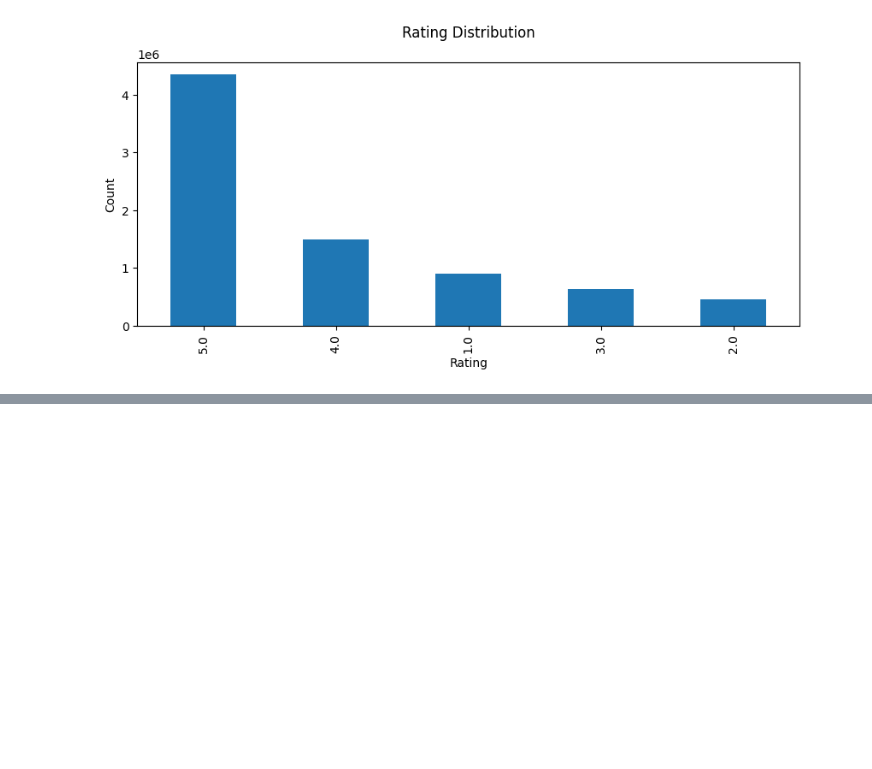
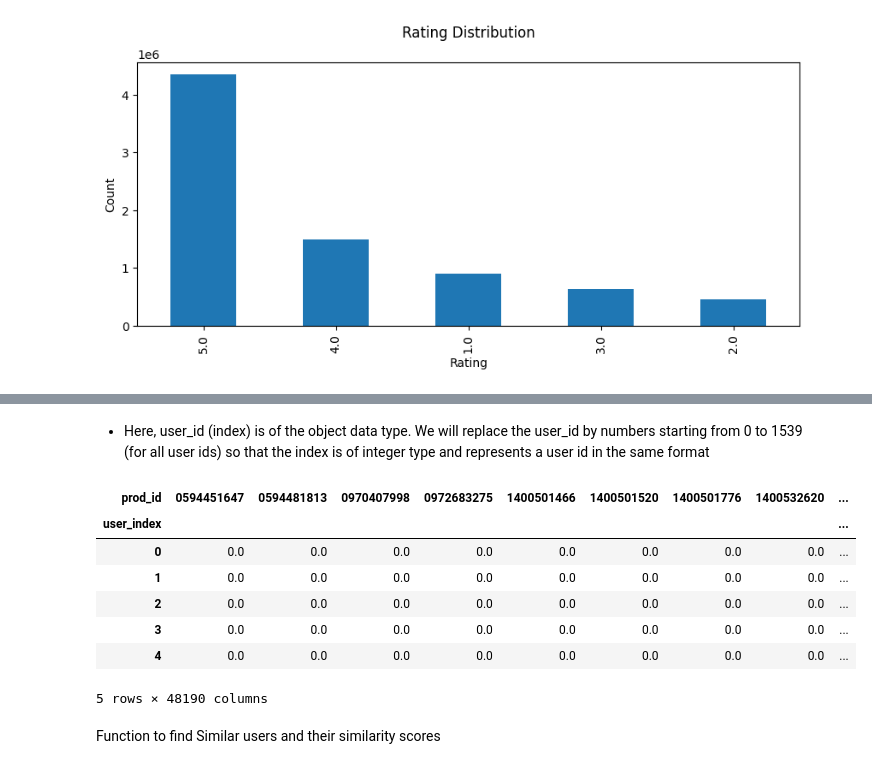
Before and after one commit to CIT-GDSC/data-science-field, a Jupyter notebook: productRecomendationSystem/system.ipynb, the cells around one changed output, grey strips where cells are left out. Saved outputs shown, nothing was run; the diff lists cells and outputs as text; code cells hidden in the pictures; blank space fills up the shorter version.

```diff
--- a/productRecomendationSystem/system.ipynb
+++ b/productRecomendationSystem/system.ipynb
@@ -101,0 +247,20 @@ plt.show()
+# %% [markdown]
+- Here, user_id (index) is of the object data type. We will replace the user_id by numbers starting from 0 to 1539 (for all user ids) so that the index is of integer type and represents a user id in the same format
+# %%
+
+final_ratings_matrix['user_index'] = np.arange(0, final_ratings_matrix.shape[0])
+final_ratings_matrix.set_index(['user_index'], inplace=True)
+
+# Actual ratings given by users
+final_ratings_matrix.head()
+# %% [output]
+| prod_id | 0594451647 | 0594481813 | 0970407998 | 0972683275 | 1400501466 | 1400501520 | 1400501776 | 1400532620 | ... |
+| user_index |  |  |  |  |  |  |  |  | ... |
+| 0 | 0.0 | 0.0 | 0.0 | 0.0 | 0.0 | 0.0 | 0.0 | 0.0 | ... |
+| 1 | 0.0 | 0.0 | 0.0 | 0.0 | 0.0 | 0.0 | 0.0 | 0.0 | ... |
+| 2 | 0.0 | 0.0 | 0.0 | 0.0 | 0.0 | 0.0 | 0.0 | 0.0 | ... |
+| 3 | 0.0 | 0.0 | 0.0 | 0.0 | 0.0 | 0.0 | 0.0 | 0.0 | ... |
+| 4 | 0.0 | 0.0 | 0.0 | 0.0 | 0.0 | 0.0 | 0.0 | 0.0 | ... |
+5 rows × 48190 columns
+# %% [markdown]
+Function to find Similar users and their similarity scores
```
Also changed, not shown: parts of 17 cells of this notebook, 1 other file.
